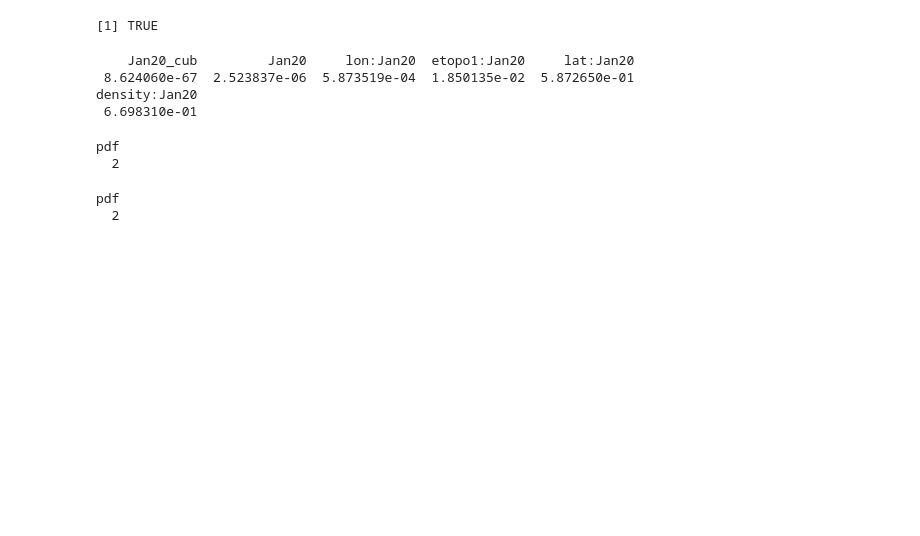
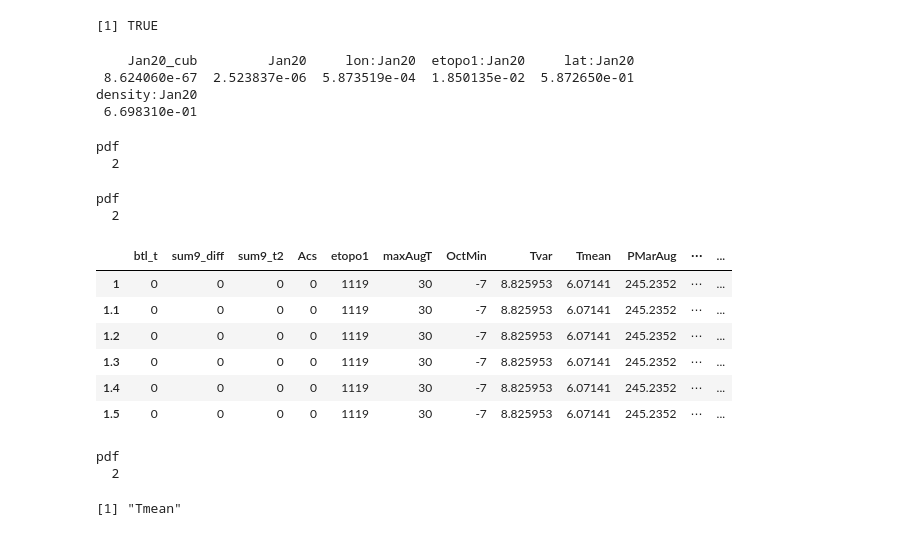
Before and after one commit to dongmeic/SDM, a Jupyter notebook: R/bivariate_plots_2D.ipynb, the cells around one changed output. Cells and saved outputs as stored; diff of their text form; code cells hidden in the pictures; blank space fills up the shorter version.

```diff
--- a/R/bivariate_plots_2D.ipynb
+++ b/R/bivariate_plots_2D.ipynb
@@ -279,0 +284,45 @@ pdf
+# %%
+head(med.df)
+# %% [output]
+|  | btl_t | sum9_diff | sum9_t2 | Acs | etopo1 | maxAugT | OctMin | Tvar | Tmean | PMarAug | ⋯ | ... |
+| 1 | 0 | 0 | 0 | 0 | 1119 | 30 | -7 | 8.825953 | 6.07141 | 245.2352 | ⋯ | ... |
+| 1.1 | 0 | 0 | 0 | 0 | 1119 | 30 | -7 | 8.825953 | 6.07141 | 245.2352 | ⋯ | ... |
+| 1.2 | 0 | 0 | 0 | 0 | 1119 | 30 | -7 | 8.825953 | 6.07141 | 245.2352 | ⋯ | ... |
+| 1.3 | 0 | 0 | 0 | 0 | 1119 | 30 | -7 | 8.825953 | 6.07141 | 245.2352 | ⋯ | ... |
+| 1.4 | 0 | 0 | 0 | 0 | 1119 | 30 | -7 | 8.825953 | 6.07141 | 245.2352 | ⋯ | ... |
+| 1.5 | 0 | 0 | 0 | 0 | 1119 | 30 | -7 | 8.825953 | 6.07141 | 245.2352 | ⋯ | ... |
+# %%
+png(paste0(out,'response_curves_',i,'.png'), width=12, height=6, units="in", res=300)
+par(mfrow=c(2,4),mar=c(3.5,3.5,3,1))
+for (field in vars) {
+    j <- which(vars==field)
+    test.df <- med.df
+    xmin <- quantile(ndf[, field], probs=0.025, na.rm=TRUE)
+    xmax <- quantile(ndf[, field], probs=0.975, na.rm=TRUE)
+    test.df[, field] <- seq(xmin, xmax, length=100)
+    if(field %in% sqs & field %in% cubs){
+        test.df[, paste(field, '_sq')] <- test.df[, field]^2
+        test.df[, paste(field, '_cub')] <- test.df[, field]^3
+    }else if(field %in% sqs){
+        test.df[, paste(field, '_sq')] <- test.df[, field]^2
+    }else if(field %in% cubs){
+        test.df[, paste(field, '_cub')] <- test.df[, field]^3
+    }
+    preds <- predict(mod, newdata=test.df, type="response")
+    plot(preds ~ test.df[, field],
+         type='l', lty=1, lwd=2,
+         main=varnms[j], cex.main=1.5,
+         xlab='',
+         ylab='')
+    vals <- df[,field]
+    vals <- vals[vals > xmin & vals < xmax]
+    rug(jitter(vals), col=rgb(0,0,0,0.2))
+}
+dev.off()
+# %% [output]
+pdf
+  2
+# %%
+field
+# %% [output]
+[1] "Tmean"
```
Also changed, not shown: parts of 4 cells of this notebook, 1 other file.
